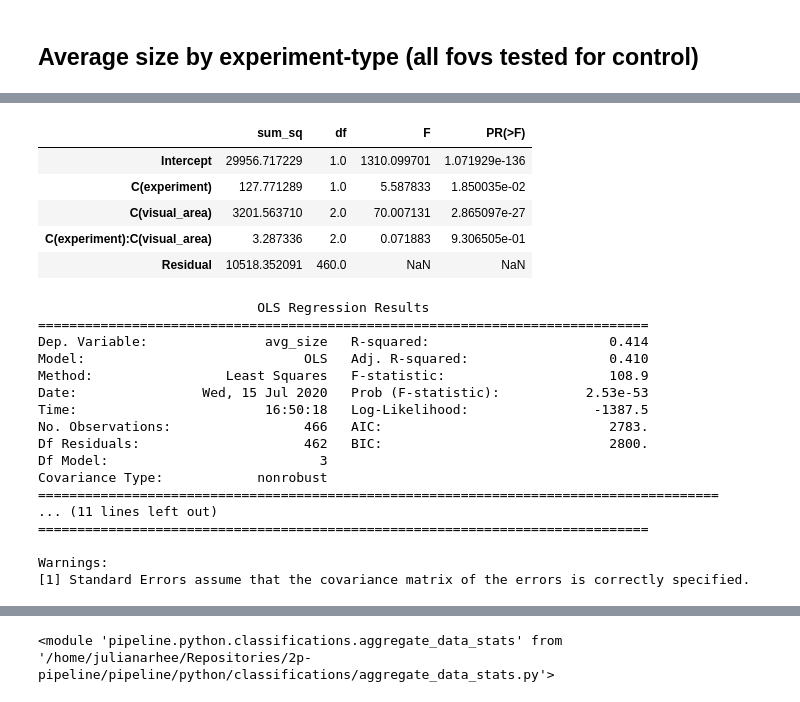
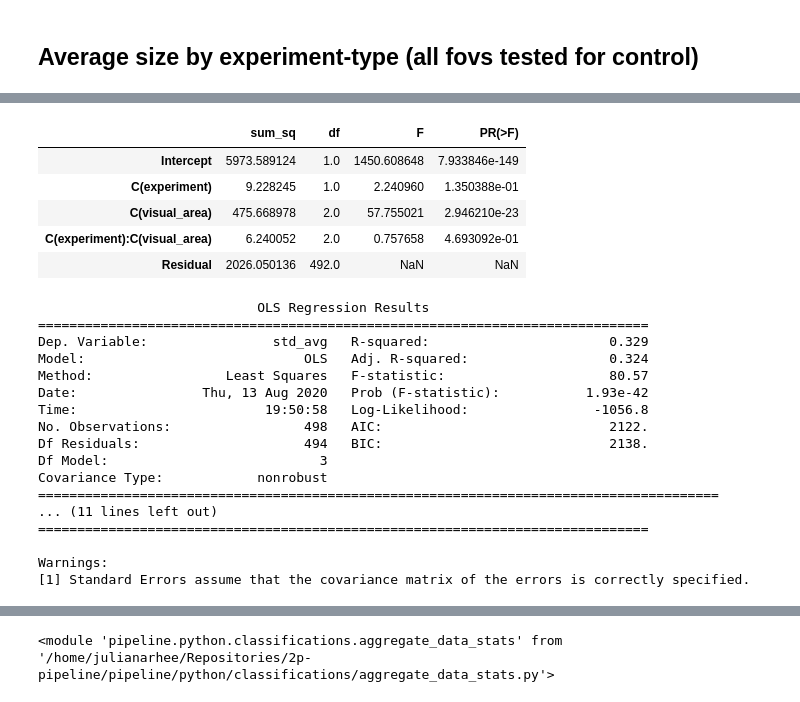
Before and after one commit to julianarhee/2p-pipeline, a Jupyter notebook: pipeline/python/classifications/notebooks/rfs_vs_rfs10.ipynb, the cells around one changed output, grey strips where cells are left out. Saved outputs shown, nothing was run; the diff lists cells and outputs as text; code cells hidden in the pictures.

```diff
--- a/pipeline/python/classifications/notebooks/rfs_vs_rfs10.ipynb
+++ b/pipeline/python/classifications/notebooks/rfs_vs_rfs10.ipynb
@@ -275,0 +336,22 @@ print(compare_dir, figname)
+# %%
+curr_metric = 'std_avg'
+common_rois = dict((dkey, np.intersect1d(d[d['experiment']=='rfs']['cell'], d[d['experiment']=='rfs10']['cell']))\
+                     for dkey, d in df.groupby(['datakey']))
+
+comdf = []
+for visual_area, vdf in df.groupby(['visual_area']):
+    currdf = pd.concat([g[g['cell'].isin(common_rois[dkey])] \
+                        for dkey, g in vdf.groupby(['datakey'])], axis=0)
+
+    a_vals = currdf[currdf['experiment']=='rfs'][curr_metric]
+    b_vals = currdf[currdf['experiment']=='rfs10'][curr_metric]
+
+    comdf.append(currdf)
+    print("-----%s-------------------------" % visual_area)
+    print("Paired t-test:")
+    print spstats.ttest_rel(a_vals, b_vals) # Paired ttest (repeated measures)
+
+    print("Wilcozon signed-rank (not assuming Gaussian):")
+    print spstats.wilcoxon(a_vals, b_vals)
+
+comdf = pd.concat(comdf, axis=0)
@@ -321,21 +426,0 @@ print(compare_dir, figname)
-# %%
-common_rois = dict((dkey, np.intersect1d(d[d['experiment']=='rfs']['cell'], d[d['experiment']=='rfs10']['cell']))\
-                     for dkey, d in df.groupby(['datakey']))
-
-comdf = []
-for visual_area, vdf in df.groupby(['visual_area']):
-    currdf = pd.concat([g[g['cell'].isin(common_rois[dkey])] \
-                        for dkey, g in vdf.groupby(['datakey'])], axis=0)
-
-    a_vals = currdf[currdf['experiment']=='rfs']['avg_size']
-    b_vals = currdf[currdf['experiment']=='rfs10']['avg_size']
-
-    comdf.append(currdf)
-    print("-----%s-------------------------" % visual_area)
-    print("Paired t-test:")
-    print spstats.ttest_rel(a_vals, b_vals) # Paired ttest (repeated measures)
-
-    print("Wilcozon signed-rank (not assuming Gaussian):")
-    print spstats.wilcoxon(a_vals, b_vals)
-
-comdf = pd.concat(comdf, axis=0)
@@ -367,31 +427,31 @@ comdf.head()
 # %%
 from statsmodels.formula.api import ols
 import statsmodels.api as sm
 
-formula = 'avg_size ~ C(experiment) * C(visual_area)'
+formula = 'std_avg ~ C(experiment) * C(visual_area)'
 model = ols(formula, data=comdf).fit()
 aov_table = sm.stats.anova_lm(model, typ=3)
 aov_table
 # %% [output]
 |  | sum_sq | df | F | PR(>F) |
-| Intercept | 29956.717229 | 1.0 | 1310.099701 | 1.071929e-136 |
-| C(experiment) | 127.771289 | 1.0 | 5.587833 | 1.850035e-02 |
-| C(visual_area) | 3201.563710 | 2.0 | 70.007131 | 2.865097e-27 |
-| C(experiment):C(visual_area) | 3.287336 | 2.0 | 0.071883 | 9.306505e-01 |
-| Residual | 10518.352091 | 460.0 | NaN | NaN |
+| Intercept | 5973.589124 | 1.0 | 1450.608648 | 7.933846e-149 |
+| C(experiment) | 9.228245 | 1.0 | 2.240960 | 1.350388e-01 |
+| C(visual_area) | 475.668978 | 2.0 | 57.755021 | 2.946210e-23 |
+| C(experiment):C(visual_area) | 6.240052 | 2.0 | 0.757658 | 4.693092e-01 |
+| Residual | 2026.050136 | 492.0 | NaN | NaN |
 # %%
-model = ols('avg_size ~ visual_area + experiment', comdf).fit()
+model = ols('std_avg ~ visual_area + experiment', comdf).fit()
 print(model.summary())
 # %% [output]
                             OLS Regression Results
 ==============================================================================
-Dep. Variable:               avg_size   R-squared:                       0.414
-Model:                            OLS   Adj. R-squared:                  0.410
-Method:                 Least Squares   F-statistic:                     108.9
-Date:                Wed, 15 Jul 2020   Prob (F-statistic):           2.53e-53
-Time:                        16:50:18   Log-Likelihood:                -1387.5
-No. Observations:                 466   AIC:                             2783.
-Df Residuals:                     462   BIC:                             2800.
+Dep. Variable:                std_avg   R-squared:                       0.329
+Model:                            OLS   Adj. R-squared:                  0.324
+Method:                 Least Squares   F-statistic:                     80.57
+Date:                Thu, 13 Aug 2020   Prob (F-statistic):           1.93e-42
+Time:                        19:50:58   Log-Likelihood:                -1056.8
+No. Observations:                 498   AIC:                             2122.
+Df Residuals:                     494   BIC:                             2138.
 Df Model:                           3
 Covariance Type:            nonrobust
 =======================================================================================
```
Also changed, not shown: parts of 35 cells of this notebook.
